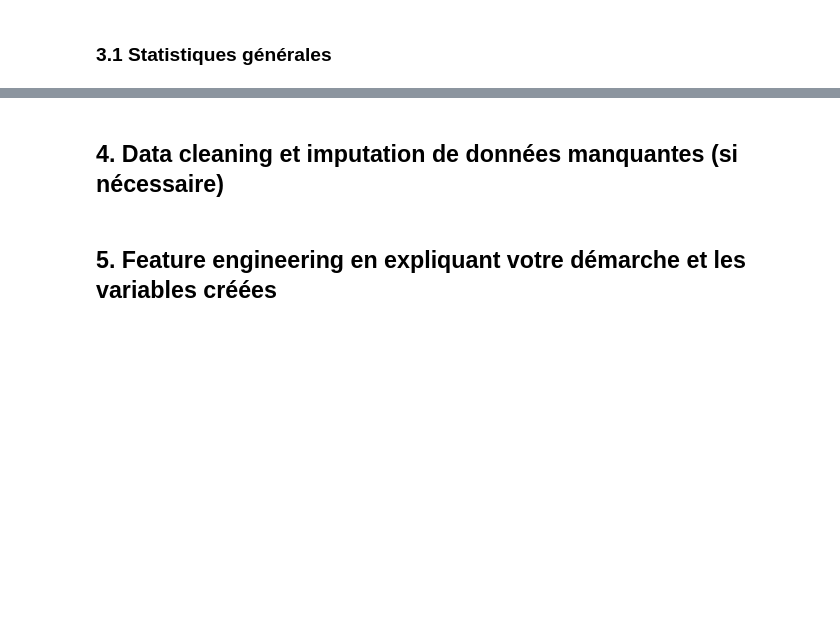
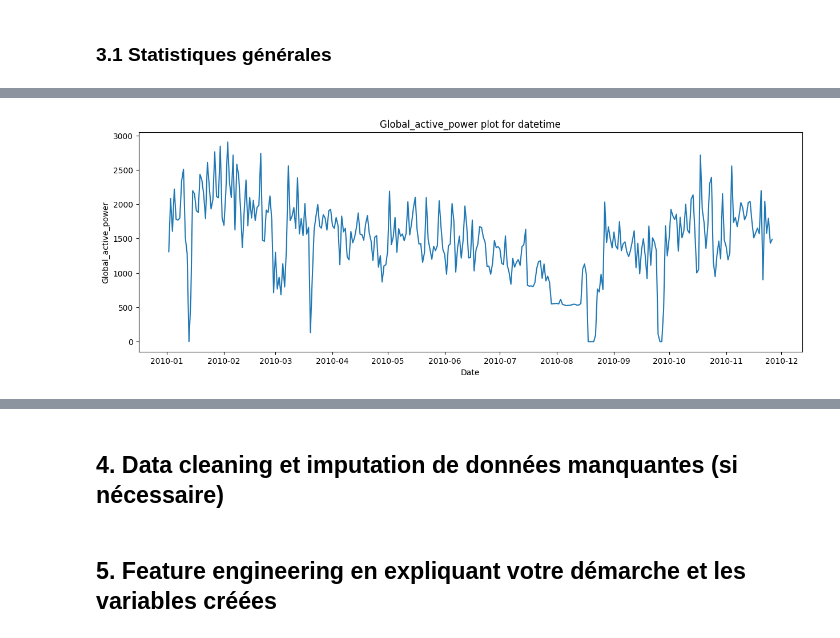
Before and after one commit to sarrabenyahia/ML-DL-time-series, a Jupyter notebook: src/notebook.ipynb, the cells around one changed output, grey strips where cells are left out. Saved outputs shown, nothing was run; the diff lists cells and outputs as text; code cells hidden in the pictures; blank space fills up the shorter version.

```diff
--- a/src/notebook.ipynb
+++ b/src/notebook.ipynb
@@ -148,0 +193,9 @@ Sample Data:
+# %%
+
+# Filtre sur les dates des données de la dernière année
+mask = (daily_data.index > '2010-01-01') & (daily_data.index < '2011-01-01')
+
+# Plotting de la puissance totale quotidienne pour 2010
+plot_data(daily_data.loc[mask], 'Global_active_power')
+# %% [output]
+[figure, added]
```
Also changed, not shown: parts of 19 cells of this notebook, 2 other files.
